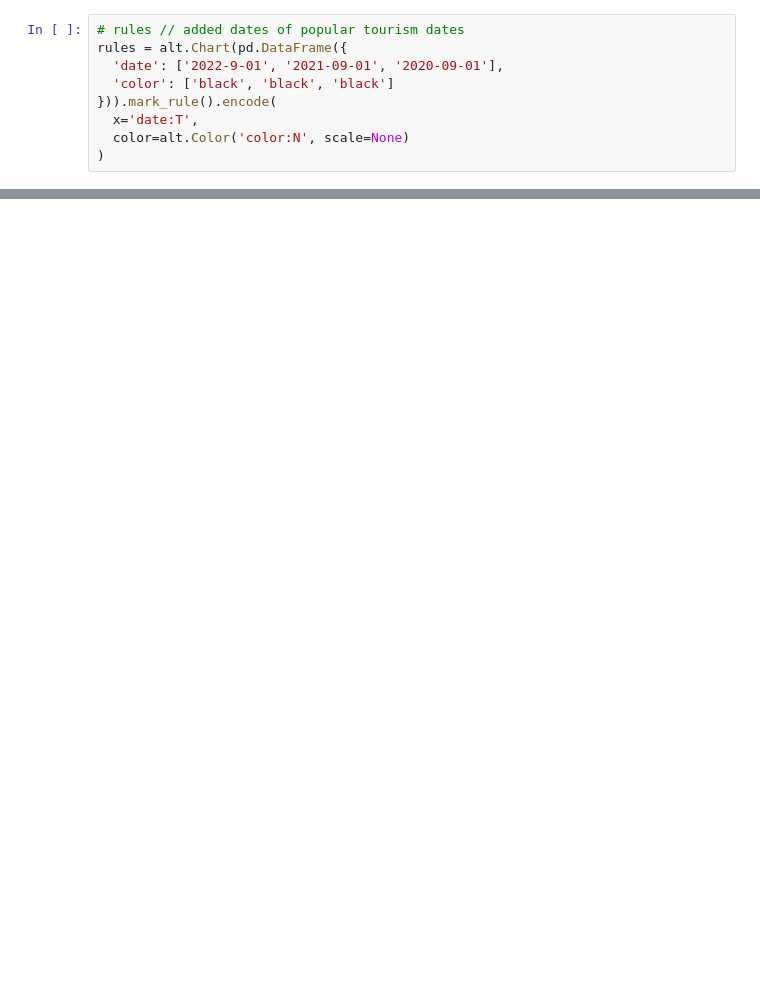
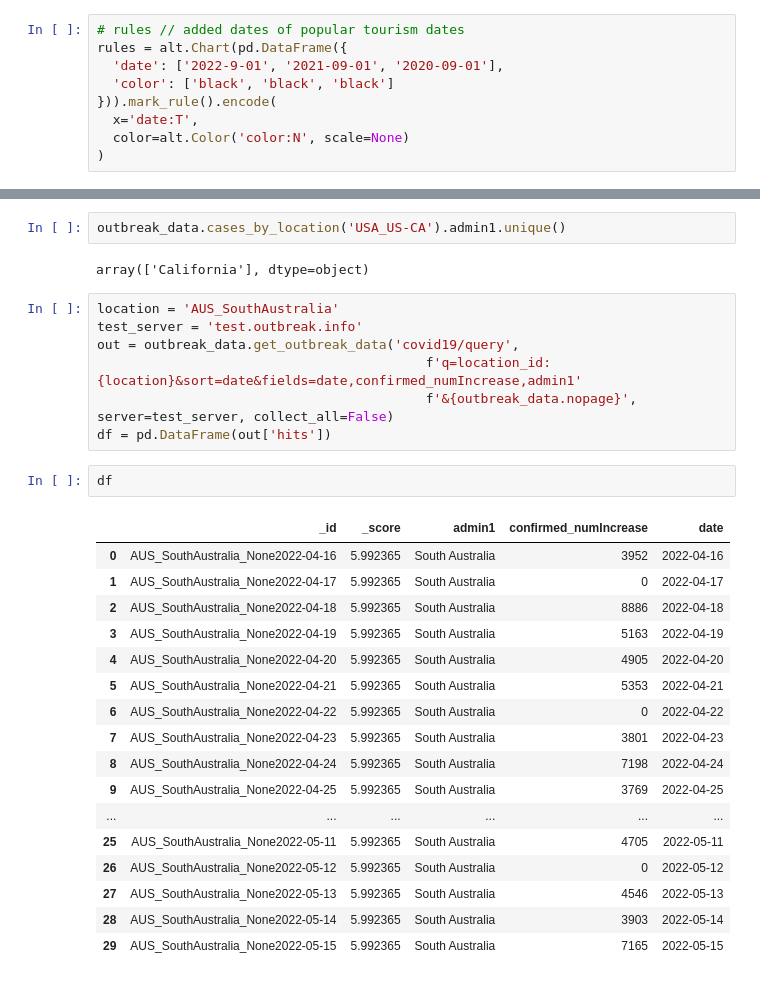
Before and after one commit to outbreak-info/python-outbreak-info, a Jupyter notebook: visualization_demos/visualization_demos.ipynb, the cells around one changed output, grey strips where cells are left out. Saved outputs shown, nothing was run; the diff lists cells and outputs as text; blank space fills up the shorter version.

Commit message:
auth key check in get_outbreak_data; moved tests to test server

```diff
--- a/visualization_demos/visualization_demos.ipynb
+++ b/visualization_demos/visualization_demos.ipynb
@@ -165,3 +56,34 @@ rules = alt.Chart(pd.DataFrame({
 rules + base
 # %% [output]
 [interactive output not drawn]
+# %%
+outbreak_data.cases_by_location('USA_US-CA').admin1.unique()
+# %% [output]
+array(['California'], dtype=object)
+# %%
+location = 'AUS_SouthAustralia'
+test_server = 'test.outbreak.info'
+out = outbreak_data.get_outbreak_data('covid19/query',
+                                          f'q=location_id:{location}&sort=date&fields=date,confirmed_numIncrease,admin1'
+                                          f'&{outbreak_data.nopage}', server=test_server, collect_all=False)
+df = pd.DataFrame(out['hits'])
+# %%
+df
+# %% [output]
+|  | _id | _score | admin1 | confirmed_numIncrease | date |
+| 0 | AUS_SouthAustralia_None2022-04-16 | 5.992365 | South Australia | 3952 | 2022-04-16 |
+| 1 | AUS_SouthAustralia_None2022-04-17 | 5.992365 | South Australia | 0 | 2022-04-17 |
+| 2 | AUS_SouthAustralia_None2022-04-18 | 5.992365 | South Australia | 8886 | 2022-04-18 |
+| 3 | AUS_SouthAustralia_None2022-04-19 | 5.992365 | South Australia | 5163 | 2022-04-19 |
+| 4 | AUS_SouthAustralia_None2022-04-20 | 5.992365 | South Australia | 4905 | 2022-04-20 |
+| 5 | AUS_SouthAustralia_None2022-04-21 | 5.992365 | South Australia | 5353 | 2022-04-21 |
+| 6 | AUS_SouthAustralia_None2022-04-22 | 5.992365 | South Australia | 0 | 2022-04-22 |
+| 7 | AUS_SouthAustralia_None2022-04-23 | 5.992365 | South Australia | 3801 | 2022-04-23 |
+| 8 | AUS_SouthAustralia_None2022-04-24 | 5.992365 | South Australia | 7198 | 2022-04-24 |
+| 9 | AUS_SouthAustralia_None2022-04-25 | 5.992365 | South Australia | 3769 | 2022-04-25 |
+| ... | ... | ... | ... | ... | ... |
+| 25 | AUS_SouthAustralia_None2022-05-11 | 5.992365 | South Australia | 4705 | 2022-05-11 |
+| 26 | AUS_SouthAustralia_None2022-05-12 | 5.992365 | South Australia | 0 | 2022-05-12 |
+| 27 | AUS_SouthAustralia_None2022-05-13 | 5.992365 | South Australia | 4546 | 2022-05-13 |
+| 28 | AUS_SouthAustralia_None2022-05-14 | 5.992365 | South Australia | 3903 | 2022-05-14 |
+| 29 | AUS_SouthAustralia_None2022-05-15 | 5.992365 | South Australia | 7165 | 2022-05-15 |
```
Also changed, not shown: parts of 18 cells of this notebook, 2 other files.
